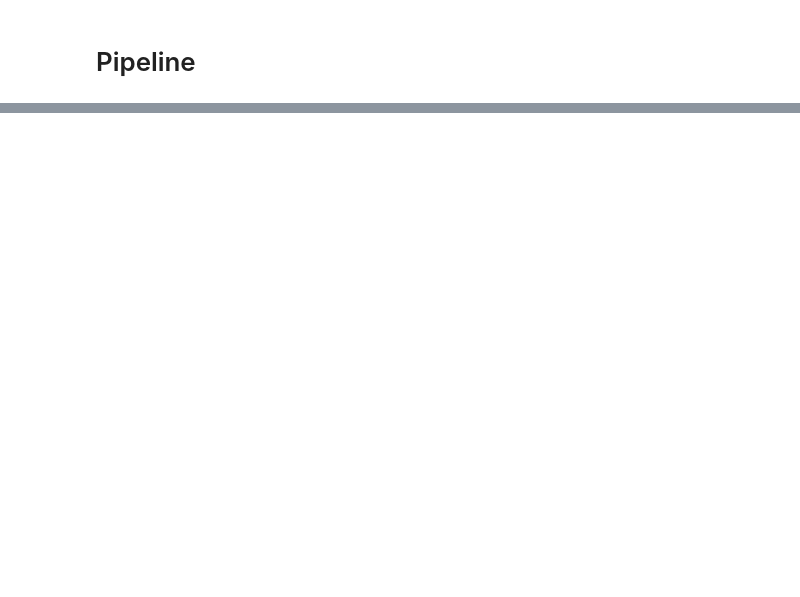
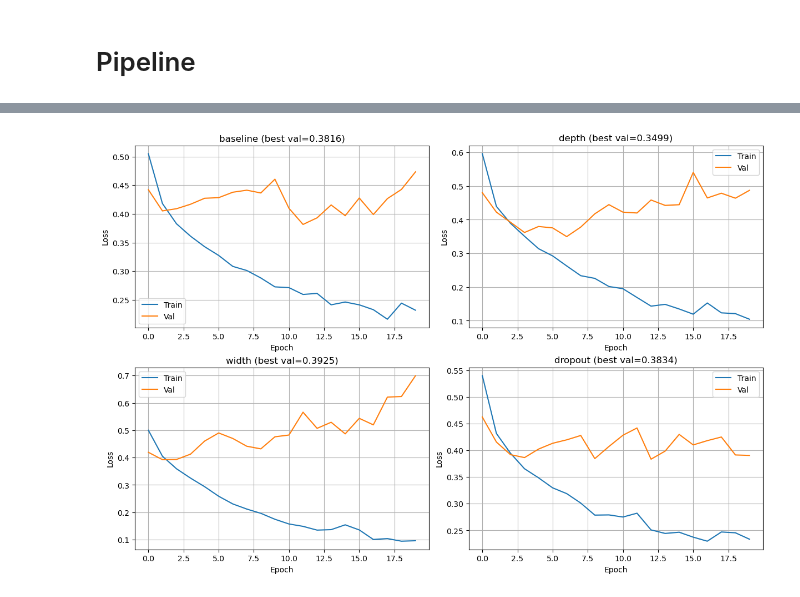
Before and after one commit to JakobBerg-Projects/Backpropagation, a Jupyter notebook: gradient_descent.ipynb, the cells around one changed output, grey strips where cells are left out. Saved outputs shown, nothing was run; the diff lists cells and outputs as text; code cells hidden in the pictures; blank space fills up the shorter version.

```diff
--- a/gradient_descent.ipynb
+++ b/gradient_descent.ipynb
@@ -223,0 +432,40 @@ Comparison with weight decay and momentum: True
+# %%
+import matplotlib.pyplot as plt
+
+def plot_best_per_arch(results):
+    # group best run per architecture name
+    best_by_arch = {}
+    for key, info in results.items():
+        arch_name = key[0]  # "baseline", "depth", ...
+        score = info["best_val_loss"]
+        if arch_name not in best_by_arch or score < best_by_arch[arch_name][1]:
+            best_by_arch[arch_name] = (key, score)
+
+    # fixed order for plotting
+    order = ["baseline", "depth", "width", "dropout"]
+    chosen = [(name, best_by_arch[name][0]) for name in order if name in best_by_arch]
+
+    fig, axes = plt.subplots(2, 2, figsize=(12, 8), constrained_layout=True)
+    axes = axes.flatten()
+
+    for ax, (arch_name, key) in zip(axes, chosen):
+        tr = results[key]["train_losses"]
+        va = results[key]["val_losses"]
+
+        ax.plot(tr, label="Train")
+        ax.plot(va, label="Val")
+        ax.set_title(f"{arch_name} (best val={results[key]['best_val_loss']:.4f})")
+        ax.set_xlabel("Epoch")
+        ax.set_ylabel("Loss")
+        ax.grid(True)
+        ax.legend()
+
+    # turn off unused axes if fewer than 4
+    for ax in axes[len(chosen):]:
+        ax.axis("off")
+
+    plt.show()
+
+plot_best_per_arch(results)
+# %% [output]
+[figure, added]
```
Also changed, not shown: parts of 17 cells of this notebook, 2 other files.
